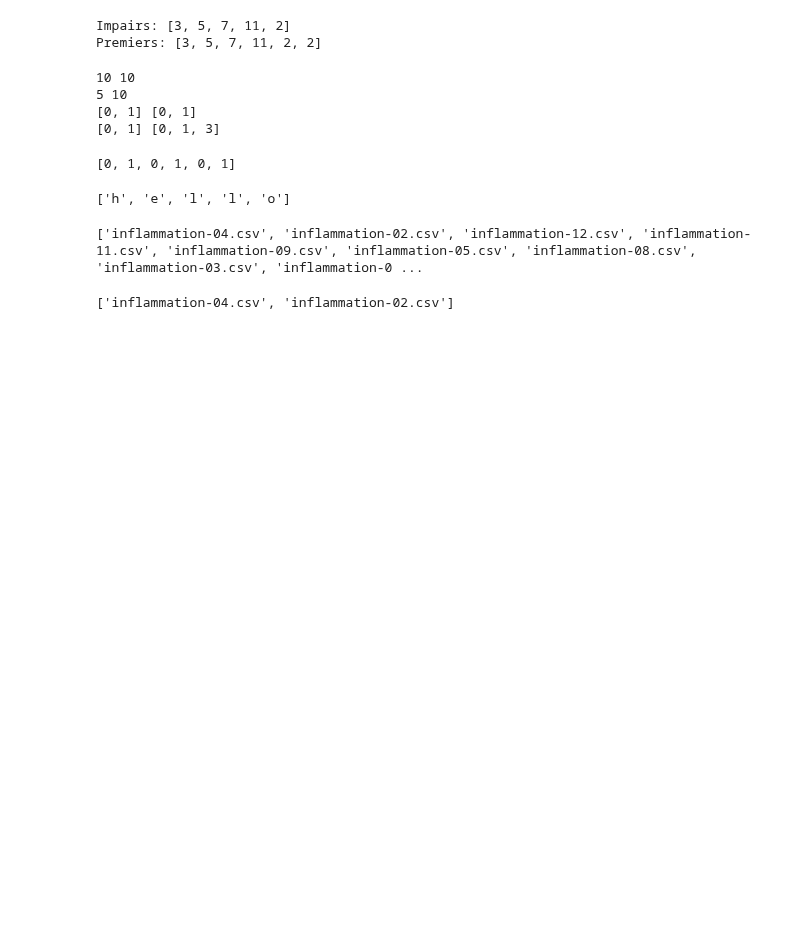
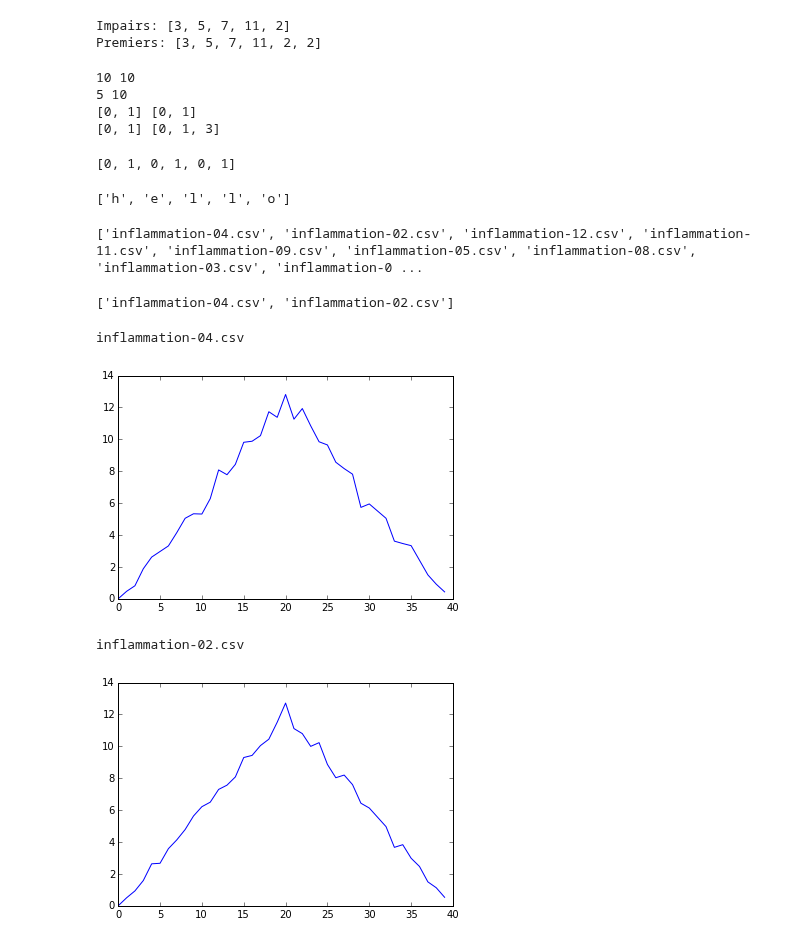
Before and after one commit to plstonge/swc-python-ipynb, a Jupyter notebook: python-2015-11-10.ipynb, the cells around one changed output. Cells and saved outputs as stored; diff of their text form; code cells hidden in the pictures; blank space fills up the shorter version.

```diff
--- a/python-2015-11-10.ipynb
+++ b/python-2015-11-10.ipynb
@@ -400,3 +400,14 @@ fichiers = fichiers[0:2]
 print(fichiers)
 # %% [output]
 ['inflammation-04.csv', 'inflammation-02.csv']
+# %%
+for f in fichiers:
+    print(f)
+    data = numpy.loadtxt(fname=f, delimiter=',')
+    graphe = matplotlib.pyplot.plot(data.mean(axis=0))
+    matplotlib.pyplot.show(graphe)
+# %% [output]
+inflammation-04.csv
+[figure, added]
+inflammation-02.csv
+[figure, added]
```
